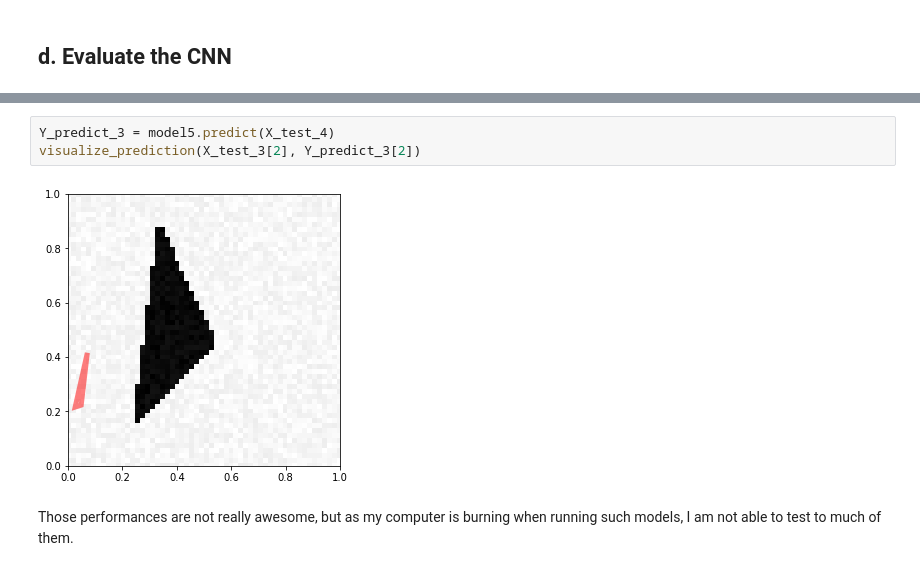
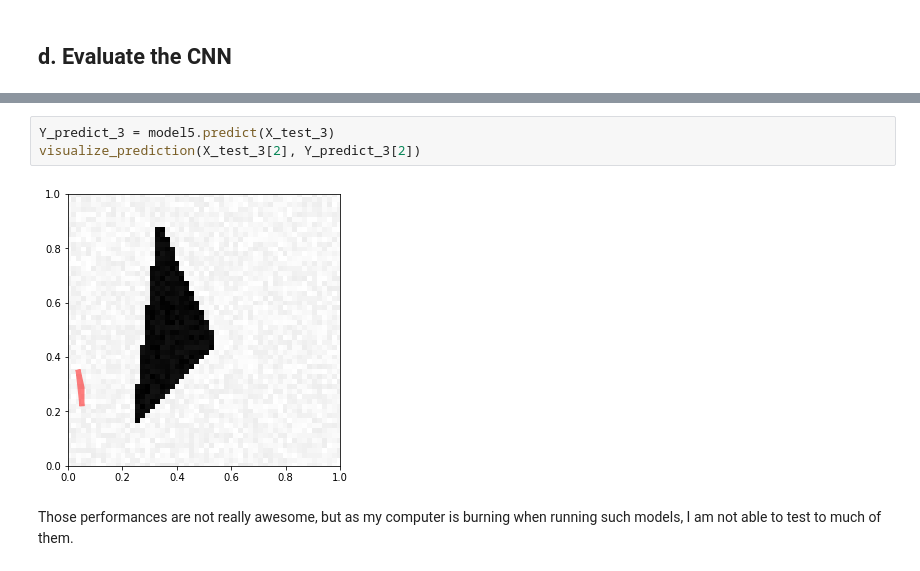
Before and after one commit to paulasquin/deep-learning-cs, a Jupyter notebook: Assignment1.ipynb, the cells around one changed output, grey strips where cells are left out. Cells and saved outputs as stored; diff of their text form.

```diff
--- a/Assignment1.ipynb
+++ b/Assignment1.ipynb
@@ -464,8 +449,8 @@ acc: 28.33%
 # %%
-Y_predict_3 = model5.predict(X_test_4)
+Y_predict_3 = model5.predict(X_test_3)
 visualize_prediction(X_test_3[2], Y_predict_3[2])
 # %% [output]
-[figure, old version]
+[figure, new version]
 # %% [markdown]
 Those performances are not really awesome, but as my computer is burning when running such models, I am not able to test to much of them.
 # %% [markdown]
```
Also changed, not shown: parts of 14 cells of this notebook.
